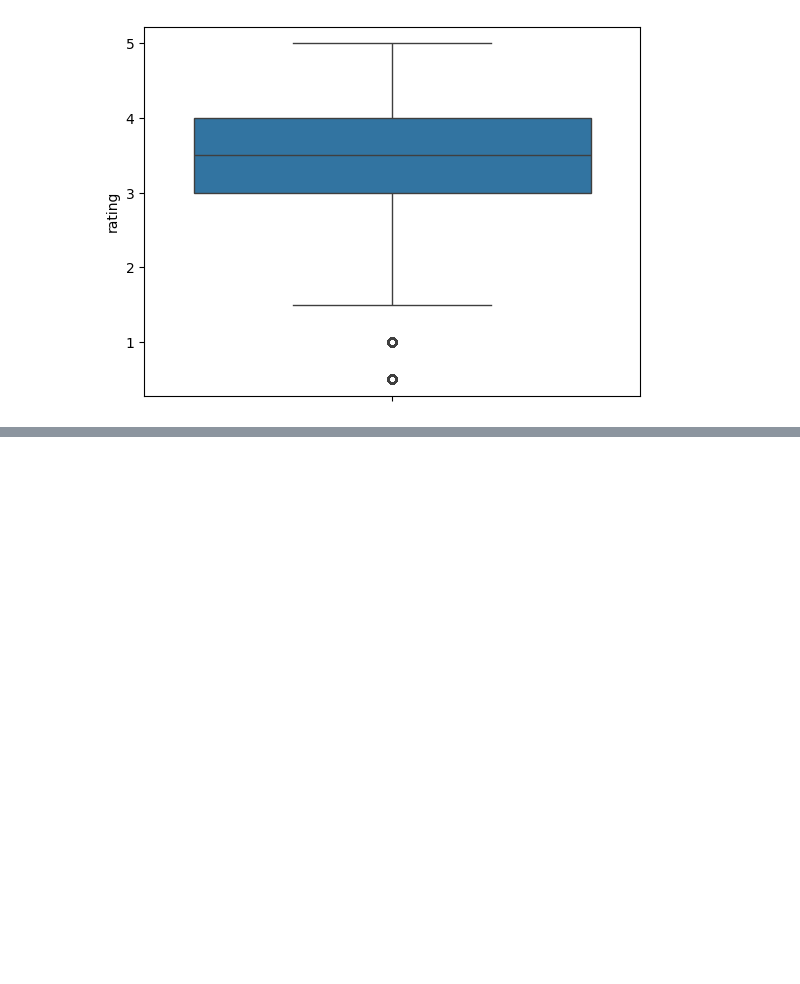
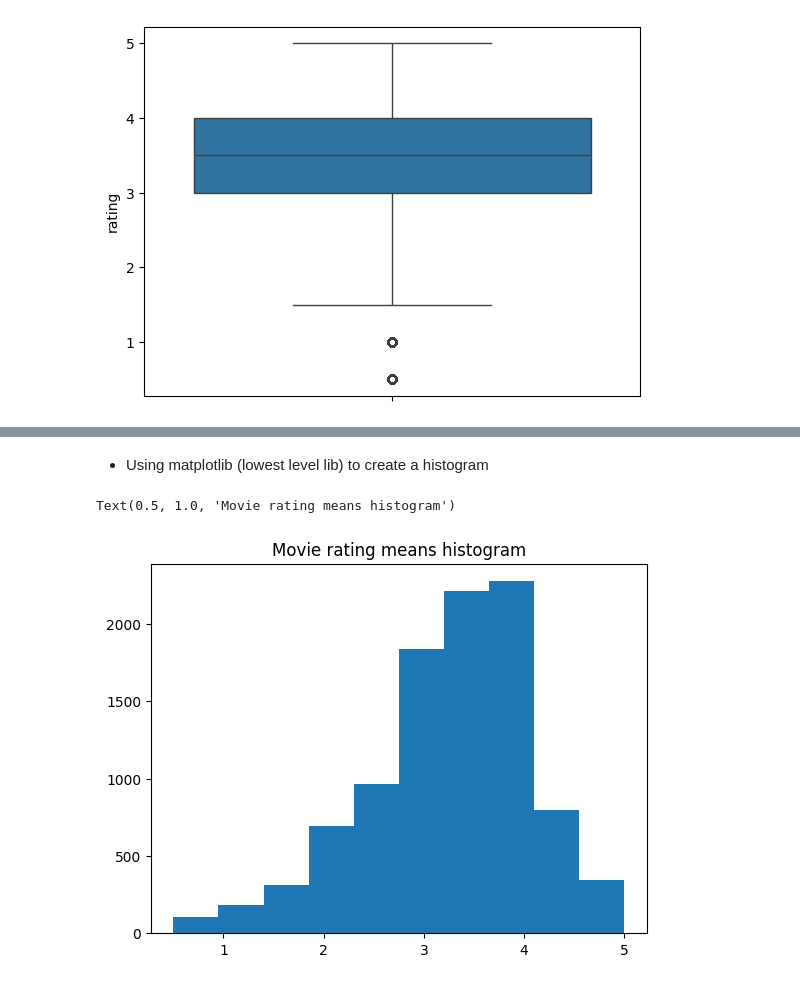
Before and after one commit to LucianBell/MovieLens_Analysis_Visualization, a Jupyter notebook: MovieLens.ipynb, the cells around one changed output, grey strips where cells are left out. Saved outputs shown, nothing was run; the diff lists cells and outputs as text; code cells hidden in the pictures; blank space fills up the shorter version.

```diff
--- a/MovieLens.ipynb
+++ b/MovieLens.ipynb
@@ -85,0 +213,9 @@ sns.boxplot(ratings['rating'])
+# %% [markdown]
+- Using matplotlib (lowest level lib) to create a histogram
+# %%
+import matplotlib.pyplot as plt
+plt.hist(means_by_movie)
+plt.title("Movie rating means histogram")
+# %% [output]
+Text(0.5, 1.0, 'Movie rating means histogram')
+[figure, added]
```
Also changed, not shown: parts of 28 cells of this notebook.
